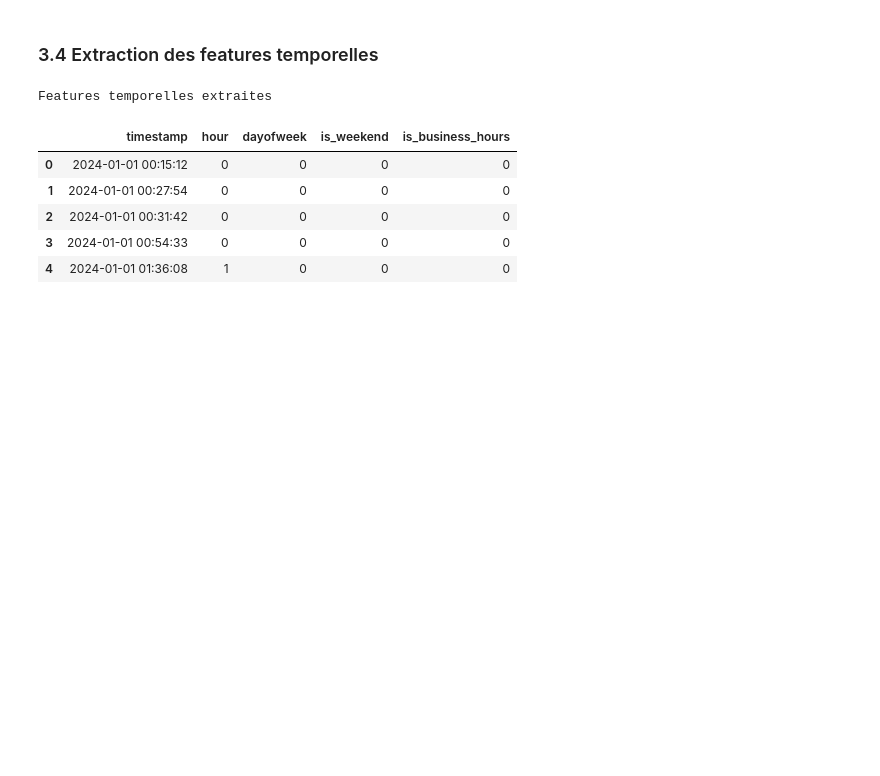
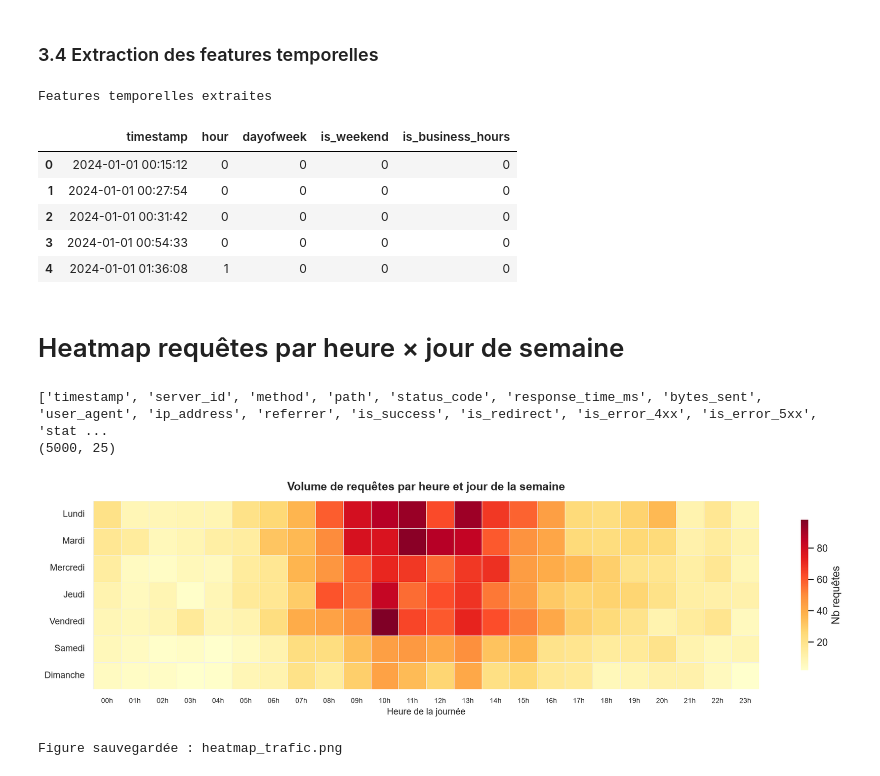
Before and after one commit to majda-soussia/Api-anomaly-detection, a Jupyter notebook: etl.ipynb, the cells around one changed output. Drawn from its saved outputs; the diff is of its cells as text; code cells hidden in the pictures; blank space fills up the shorter version.

```diff
--- a/etl.ipynb
+++ b/etl.ipynb
@@ -269,3 +313,54 @@ Features temporelles extraites
 | 2 | 2024-01-01 00:31:42 | 0 | 0 | 0 | 0 |
 | 3 | 2024-01-01 00:54:33 | 0 | 0 | 0 | 0 |
 | 4 | 2024-01-01 01:36:08 | 1 | 0 | 0 | 0 |
+# %% [markdown]
+#  Heatmap requêtes par heure × jour de semaine
+# %%
+print(df.columns.tolist())
+print(df.shape)
+# %% [output]
+['timestamp', 'server_id', 'method', 'path', 'status_code', 'response_time_ms', 'bytes_sent', 'user_agent', 'ip_address', 'referrer', 'is_success', 'is_redirect', 'is_error_4xx', 'is_error_5xx', 'stat ...
+(5000, 25)
+# %%
+pivot = (
+    df.groupby(["dayofweek", "hour"])
+      .size()
+      .reset_index(name="count")
+      .pivot(index="dayofweek", columns="hour", values="count")
+      .fillna(0)
+)
+# Labels lisibles
+day_labels  = ["Lundi", "Mardi", "Mercredi", "Jeudi", "Vendredi", "Samedi", "Dimanche"]
+hour_labels = [f"{h:02d}h" for h in range(24)]
+
+# Ne garder que les jours présents dans les données
+present_days = [day_labels[i] for i in pivot.index]
+
+fig, ax = plt.subplots(figsize=(14, 4))
+sns.heatmap(
+    pivot,
+    ax=ax,
+    cmap="YlOrRd",
+    linewidths=0.4,
+    linecolor="#f0f0f0",
+    annot=False,
+    fmt=".0f",
+    cbar_kws={"label": "Nb requêtes", "shrink": 0.8},
+    xticklabels=hour_labels,
+    yticklabels=present_days,
+)
+
+ax.set_title("Volume de requêtes par heure et jour de la semaine",
+             fontsize=13, fontweight="bold", pad=12)
+ax.set_xlabel("Heure de la journée", fontsize=10)
+ax.set_ylabel("")
+ax.tick_params(axis="x", labelsize=8, rotation=0)
+ax.tick_params(axis="y", labelsize=10, rotation=0)
+
+plt.tight_layout()
+plt.savefig("heatmap_trafic.png", bbox_inches="tight")
+plt.show()
+print("Figure sauvegardée : heatmap_trafic.png")
+# %% [output]
+[figure, added]
+Figure sauvegardée : heatmap_trafic.png
```
Also changed, not shown: parts of 7 cells of this notebook, 4 other files.
